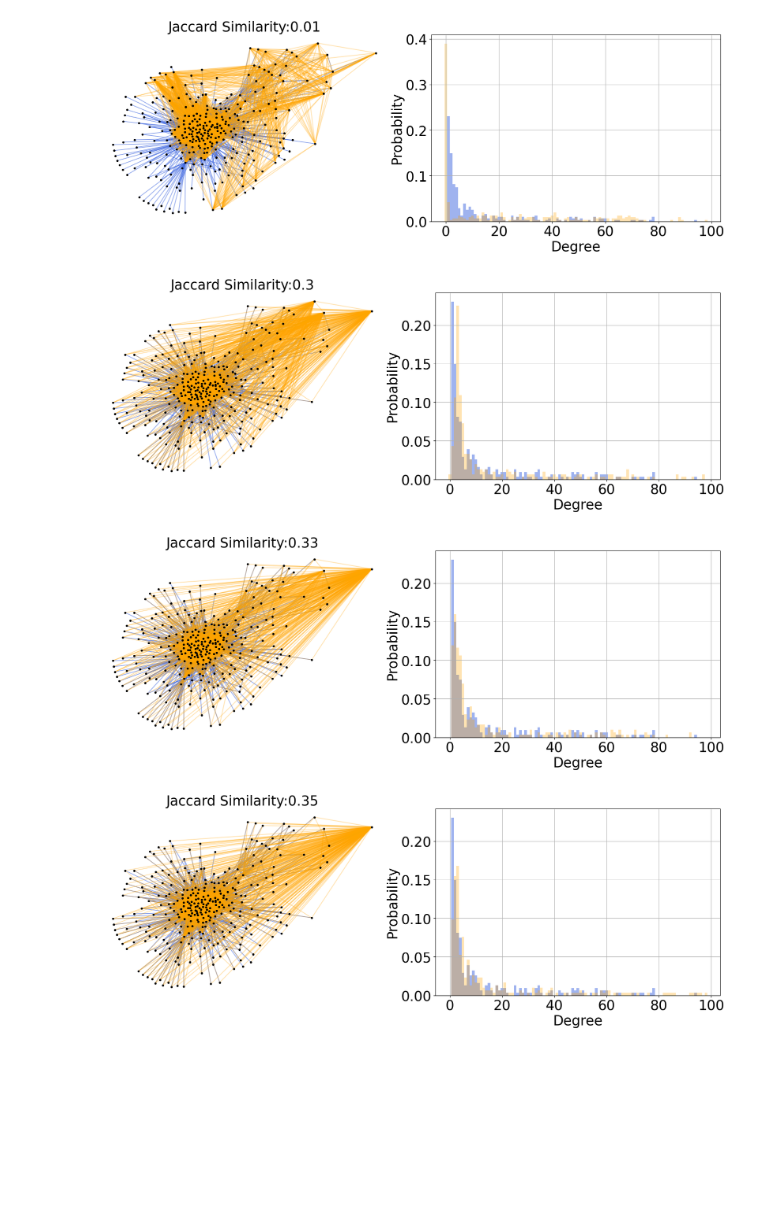
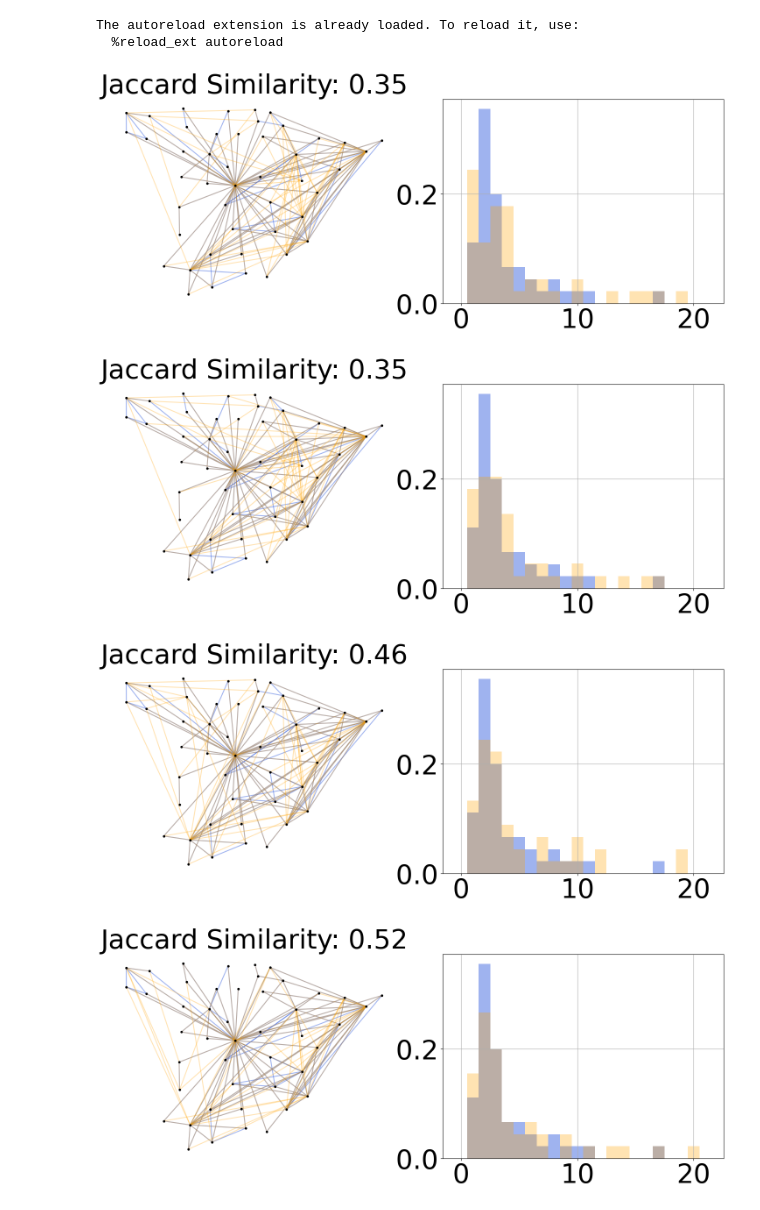
Before and after one commit to bizhili/Topology_Learning_Epis, a Jupyter notebook: command.ipynb, the cells around one changed output. Saved outputs shown, nothing was run; the diff lists cells and outputs as text; code cells hidden in the pictures; blank space fills up the shorter version.

```diff
--- a/command.ipynb
+++ b/command.ipynb
@@ -29,14 +29,13 @@ def continious_to_sparcity_cols(my_matrix, topRow= 8):
 
     return result_matrix
 
-modelLoads= ["AB", "BA", "BB", "infer2018", "AsA"]
+modelLoads= ["AB", "BA", "BB", "infer2018"]
 weightModels= ["degree", "gravity", "identical", "none"]
 randomGraphs= ["ER", "BA", "WS", "RGG"]
 soleGraphs= ["ba1", "ba2", "ba3", "er1", "er2", "er3"]
-realGraphs= ["contious_Africa", "contious_china", "contious_EU", "contious_usa", "mobility_german", "mobility_us"]
-realGraphs= [ "mobility_german", "mobility_us"]
-realGraphs= ["global_air", "us_air"]
-realGraphs= ["us_air100", "us_air200", "us_air300", "us_air400", "spain_bus", "spain_car", "spain_plane", "spain_train"]
+realGraphs1= ["contious_Africa", "contious_china", "contious_EU", "contious_usa", "mobility_german", "mobility_us"]
+realGraphs2= ["global_air", "us_air"]
+realGraphs3= ["us_air100", "us_air200", "us_air300", "us_air400", "spain_bus", "spain_car", "spain_plane", "spain_train"]
 
 seeds= [10, 11, 12, 13, 14]
 strains= [1, 2, 3, 4]
@@ -50,6 +49,18 @@ identicalfsAdd= [2e-4]
 
 commands1=set()
 linuxThread= 4
+# %% [output]
+The autoreload extension is already loaded. To reload it, use:
+  %reload_ext autoreload
+# %%
+#Performance on real graphs 5*15=45
+count2= 0
+for randomGraph in realGraphs1+realGraphs2+realGraphs3:
+    for modelL in modelLoads:
+        count2+=1
+        command= f"python run.py --epoches {150000} --modelLoad {modelL} --weightModel identical --randomGraph {randomGraph}\
+        --seed {11} --strains {4}  --dense {0} --n {100} --intense {-1}"
+        commands1.add(command)
 # %%
 #AsA
 
@@ -165,17 +176,19 @@ realGraphs3= ["global_air"]
 seed= 11
 jaccardSims= []
 mappings= []
+gmodel= "spain_train"
 for i, item in enumerate(strains):
-    gmodel= "us_air400"
+
     fileName= f"results/AA/AA_{gmodel}_identical_{seed}_{item}_-1_0_100_{0.01*1000}_150000.npz"
     Aw, PreA, maxValue= load_npz_matrix(fileName, maxValue)
     link= int((np.sum(Aw))/0.01)
 
-    # Gref= nx.read_graphml("graphs2/"+item+".graphml")
+    # Gref= nx.read_graphml("graphs2/"+gmodel+".graphml")
     # G= nx.from_numpy_array(Aw*100)
     # matcher = nx.isomorphism.GraphMatcher(G, Gref)
     # print(matcher.is_isomorphic())
     # mappings.append(matcher.mapping)
+
     jaccardSim= evaluate.jaccard_similarity(torch.tensor(Aw), torch.tensor(PreA))
     jaccardSims.append(round(jaccardSim.item(), 2))
     links.append(link)
@@ -189,30 +202,34 @@ campThis= "viridis"
 # %%
 
 def save_G_to_file(G, fileName):
     file_path = "graphs/"+fileName+".npy"
     # Save the matrix to a file
     np.save(file_path, nx.to_numpy_array(G))
     print(f"NumPy matrix saved to file: {file_path}")
 fixMin= 0
-fixMax= 100
+fixMax= 23
 
 graphAnp= Aws[i]*100
 graphA= nx.from_numpy_matrix(graphAnp)
 pos = nx.spring_layout(graphA, k= 100/graphAnp.shape[0], iterations= 200, seed= 1)
 
 for i, _ in enumerate(PreAs):
     PreAsp= continious_to_sparcity(PreAs[i], links[i])
     graphPreA = nx.from_numpy_matrix(PreAsp)
     graphAnp= Aws[i]*100
     graphA= nx.from_numpy_matrix(graphAnp)
+
     # save_G_to_file(graphPreA, realGraphs3[i]+"_pre")
-    # pos= plotGraph.read_posDic_from_json(f"jsons/{realGraphs3[i]}_coord_dict.json")
+
+    pos= plotGraph.read_posDic_from_json(f"jsons/{gmodel}_coord_dict.json")
     # mapping= {j: int(mappings[i][j]) for j in mappings[i]}
     # graphA=nx.relabel_nodes(graphA, mapping)
     # graphPreA=nx.relabel_nodes(graphPreA, mapping)
-    plotGraph.plot_spring_and_degree(graphA, graphPreA, pos, fixMin, fixMax, stringT= f"Jaccard Similarity:{jaccardSims[i]}")
+
+    # graphPreA= None
+    plotGraph.plot_spring_and_degree(graphA, graphPreA, pos, fixMin, fixMax, stringT= f"Jaccard Similarity: {jaccardSims[i]}")
 # %% [output]
-[figure, old version]
+[figure, new version]
-[figure, old version]
+[figure, new version]
-[figure, old version]
+[figure, new version]
-[figure, old version]
+[figure, new version]
```
Also changed, not shown: 13 other files.
